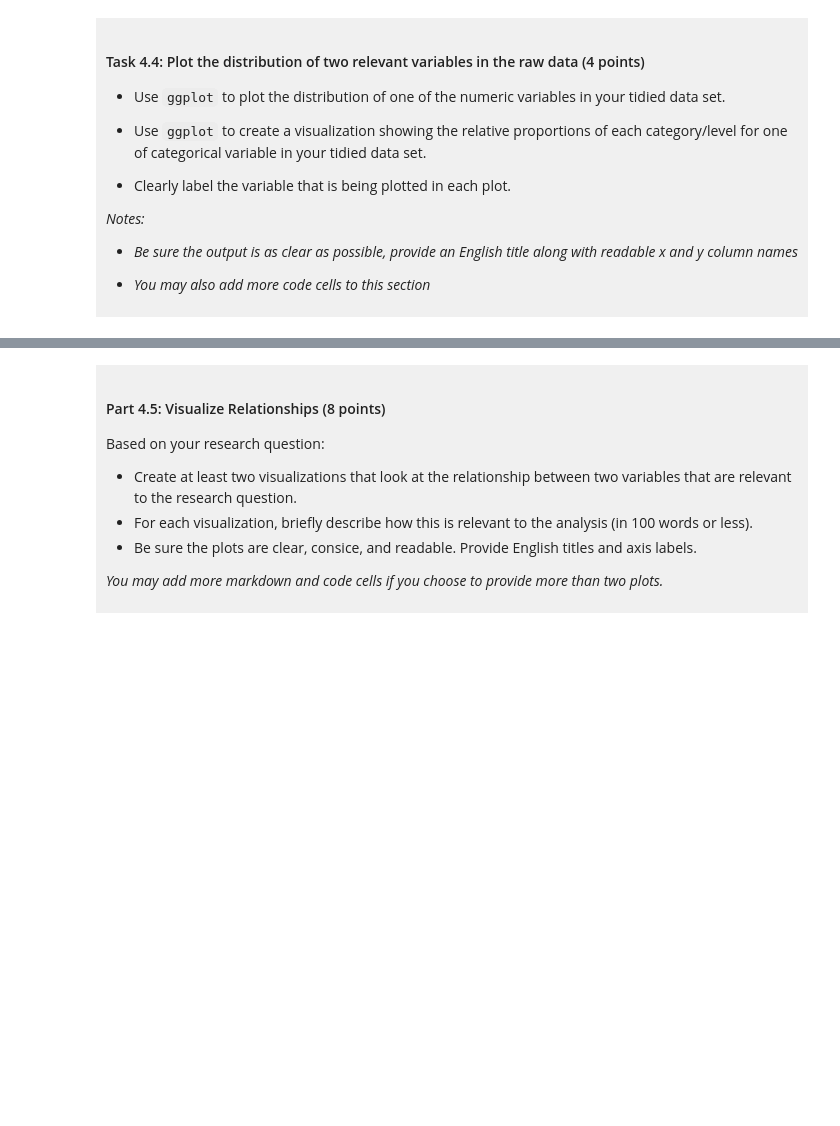
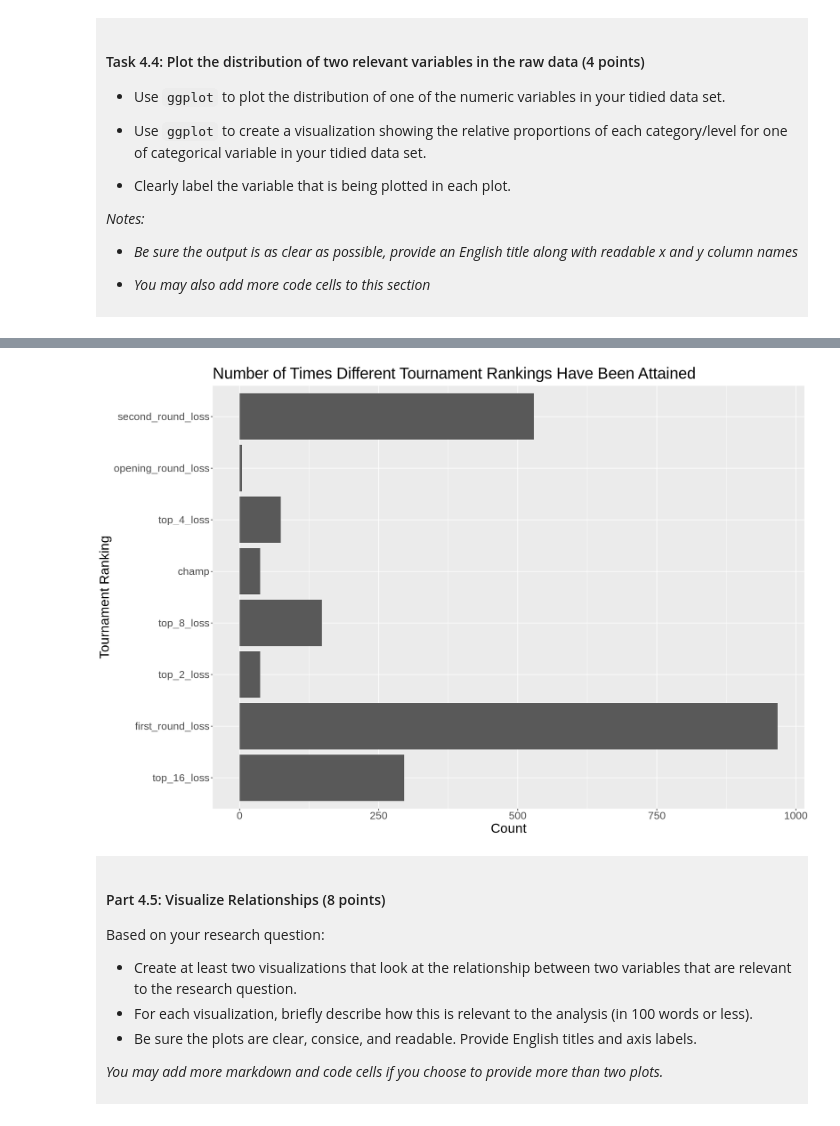
Before and after one commit to chaitea10/dsci-100-project-kevin-chai, a Jupyter notebook: dsci-100-project-notebook.ipynb, the cells around one changed output, grey strips where cells are left out. Saved outputs shown, nothing was run; the diff lists cells and outputs as text; code cells hidden in the pictures; blank space fills up the shorter version.

```diff
--- a/dsci-100-project-notebook.ipynb
+++ b/dsci-100-project-notebook.ipynb
@@ -297,5 +370,20 @@ You will refine your research question (if needed) and produce a tidy data set.
 # %%
-### EDIT THIS CODE CELL FOR PLOT 2 ###
+options(repr.plot.width = 15, repr.plot.height = 10)
+#plot needs to be slightly wider to accomodate title and
+#the long first_round_loss bar
+tourney_finish_plot <- basketball_tidy |>
+                        ggplot(aes(y = tourney_finish)) +
+                        #put variable on the y axis to prevent labels from overlapping one another
+                        geom_bar(stat = "count") +
+                        #use a bar graph with stat = count since we're counting the number of times
+                        #a level of tourney_finish occurs in the data
+                        labs(x = "Count",
+                             y = "Tournament Ranking",
+                             title = "Number of Times Different Tournament Rankings Have Been Attained") +
+                        theme(text = element_text(size = 20))
+tourney_finish_plot
+# %% [output]
+[figure, added]
 # %% [markdown]
 <div style="background-color: #f0f0f0; padding: 10px;">
 
```
Also changed, not shown: parts of 10 cells of this notebook.
